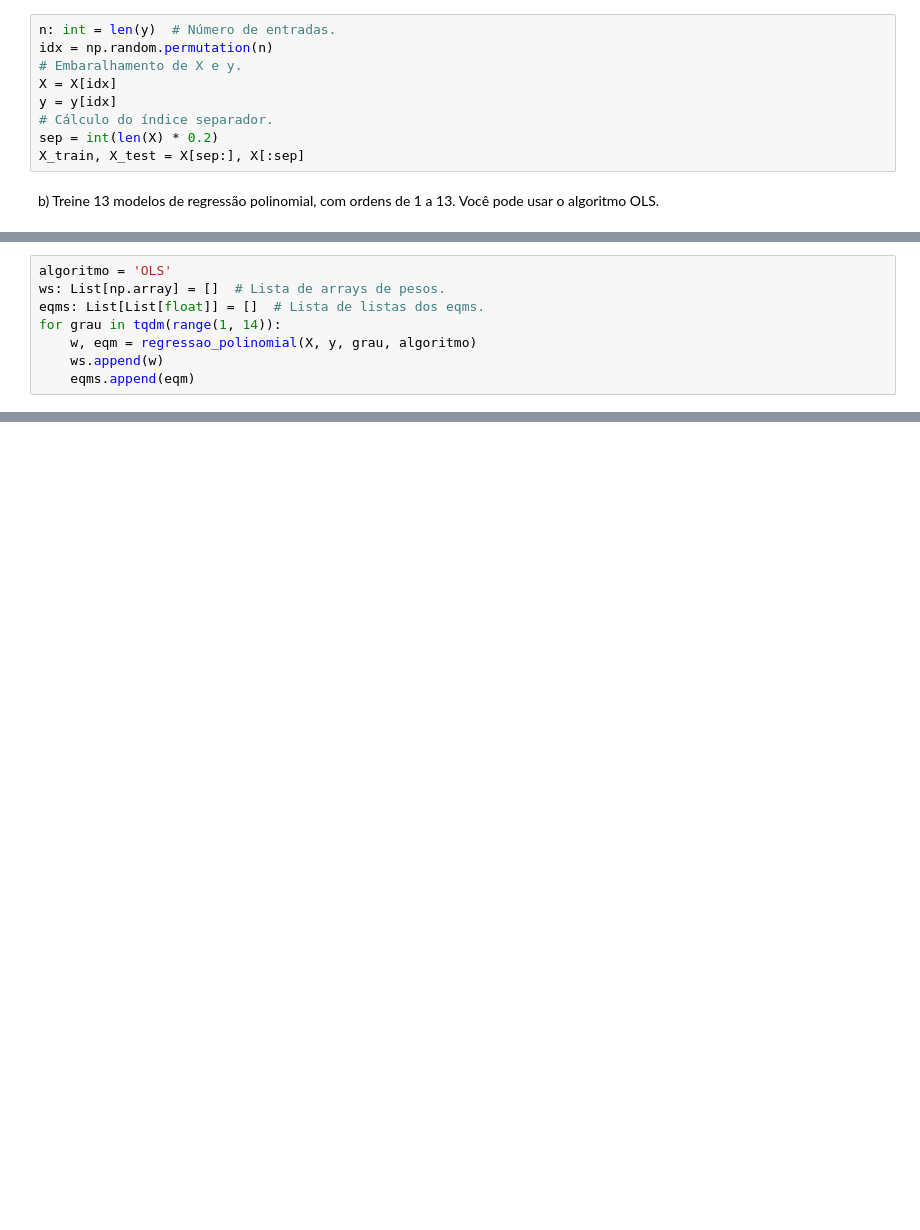
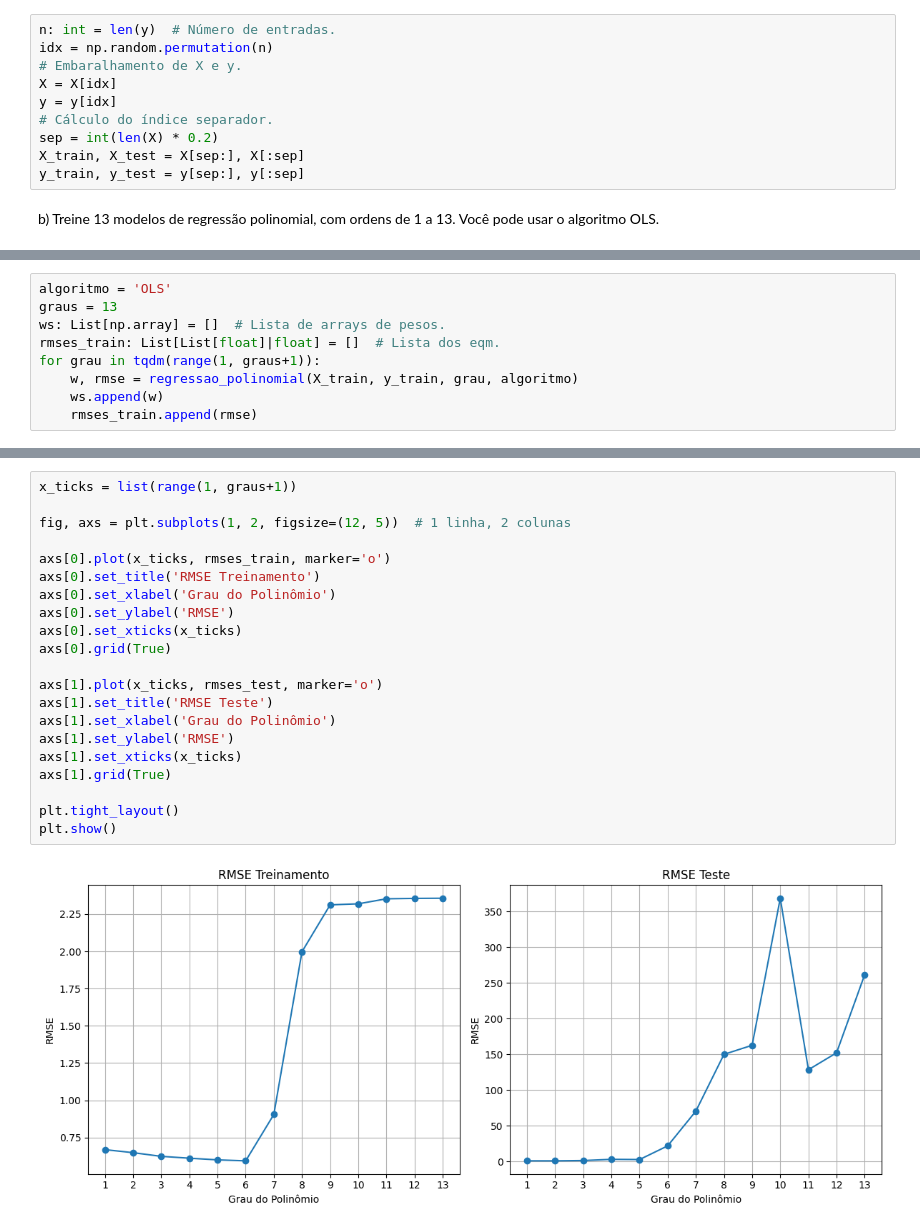
Before and after one commit to LuizGusQueiroz/CK0193-Aprendizagem_de_Maquina, a Jupyter notebook: Lista 01/Lista 01.ipynb, the cells around one changed output, grey strips where cells are left out. Drawn from its saved outputs; the diff is of its cells as text; blank space fills up the shorter version.

```diff
--- a/Lista 01/Lista 01.ipynb
+++ b/Lista 01/Lista 01.ipynb
@@ -271,6 +267,7 @@ y = y[idx]
 # Cálculo do índice separador.
 sep = int(len(X) * 0.2)
 X_train, X_test = X[sep:], X[:sep]
+y_train, y_test = y[sep:], y[:sep]
 # %% [markdown]
 b) Treine 13 modelos de regressão polinomial, com ordens de 1 a 13.
 Você pode usar o algoritmo OLS.
@@ -303,9 +304,10 @@ def regressao_polinomial(X: np.ndarray, y: np.ndarray, grau: int = 1, algoritmo:
         raise ValueError(f'Algoritmo [{algoritmo}] não implementado.')
 # %%
 algoritmo = 'OLS'
+graus = 13
 ws: List[np.array] = []  # Lista de arrays de pesos.
-eqms: List[List[float]] = []  # Lista de listas dos eqms.
-for grau in tqdm(range(1, 14)):
-    w, eqm = regressao_polinomial(X, y, grau, algoritmo)
+rmses_train: List[List[float]|float] = []  # Lista dos eqm.
+for grau in tqdm(range(1, graus+1)):
+    w, rmse = regressao_polinomial(X_train, y_train, grau, algoritmo)
     ws.append(w)
-    eqms.append(eqm)
+    rmses_train.append(rmse)
@@ -311,0 +362,23 @@ for grau in tqdm(range(1, 14)):
+# %%
+x_ticks = list(range(1, graus+1))
+
+fig, axs = plt.subplots(1, 2, figsize=(12, 5))  # 1 linha, 2 colunas
+
+axs[0].plot(x_ticks, rmses_train, marker='o')
+axs[0].set_title('RMSE Treinamento')
+axs[0].set_xlabel('Grau do Polinômio')
+axs[0].set_ylabel('RMSE')
+axs[0].set_xticks(x_ticks)
+axs[0].grid(True)
+
+axs[1].plot(x_ticks, rmses_test, marker='o')
+axs[1].set_title('RMSE Teste')
+axs[1].set_xlabel('Grau do Polinômio')
+axs[1].set_ylabel('RMSE')
+axs[1].set_xticks(x_ticks)
+axs[1].grid(True)
+
+plt.tight_layout()
+plt.show()
+# %% [output]
+[figure, added]
```
Also changed, not shown: parts of 11 cells of this notebook.
